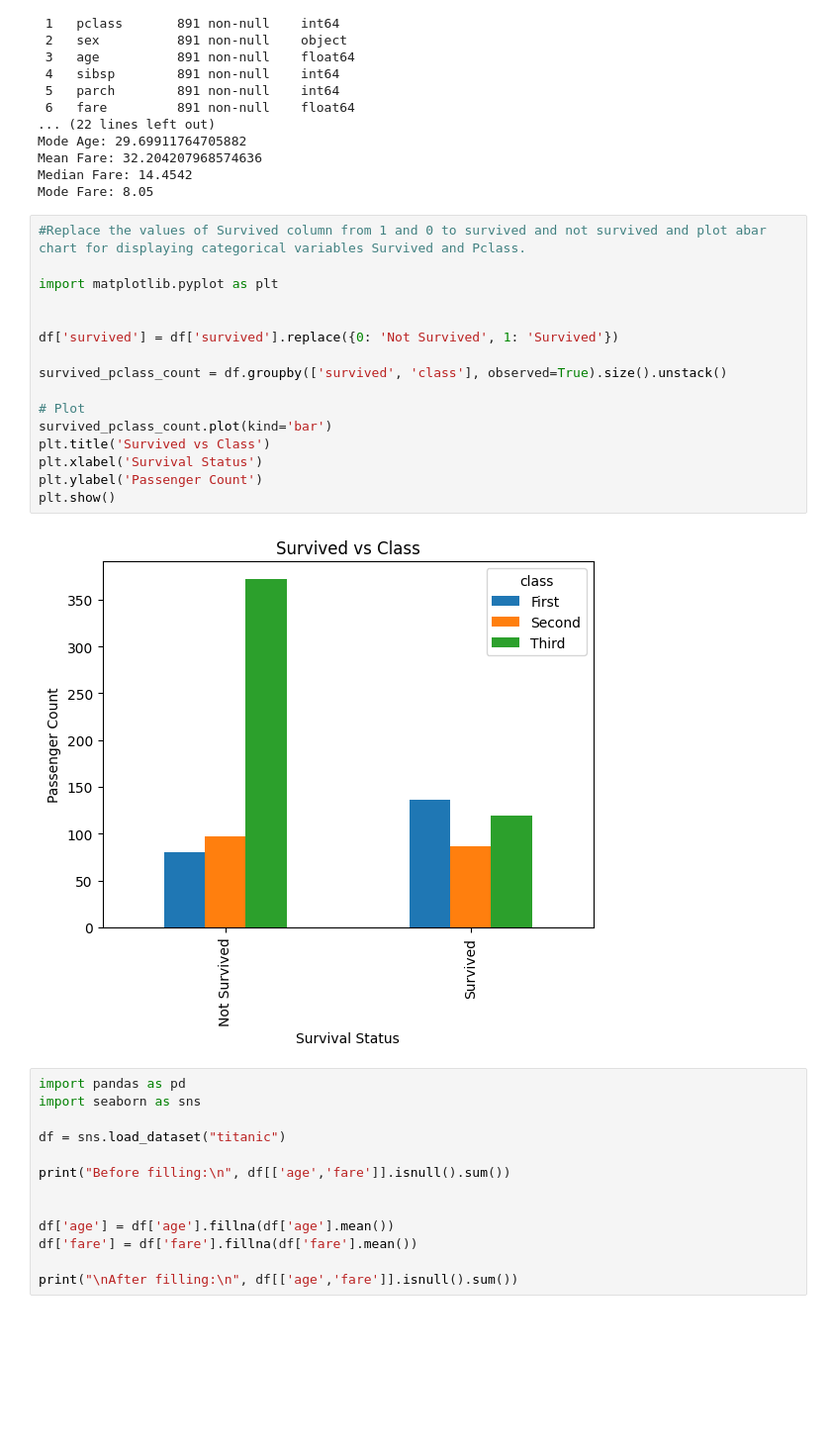
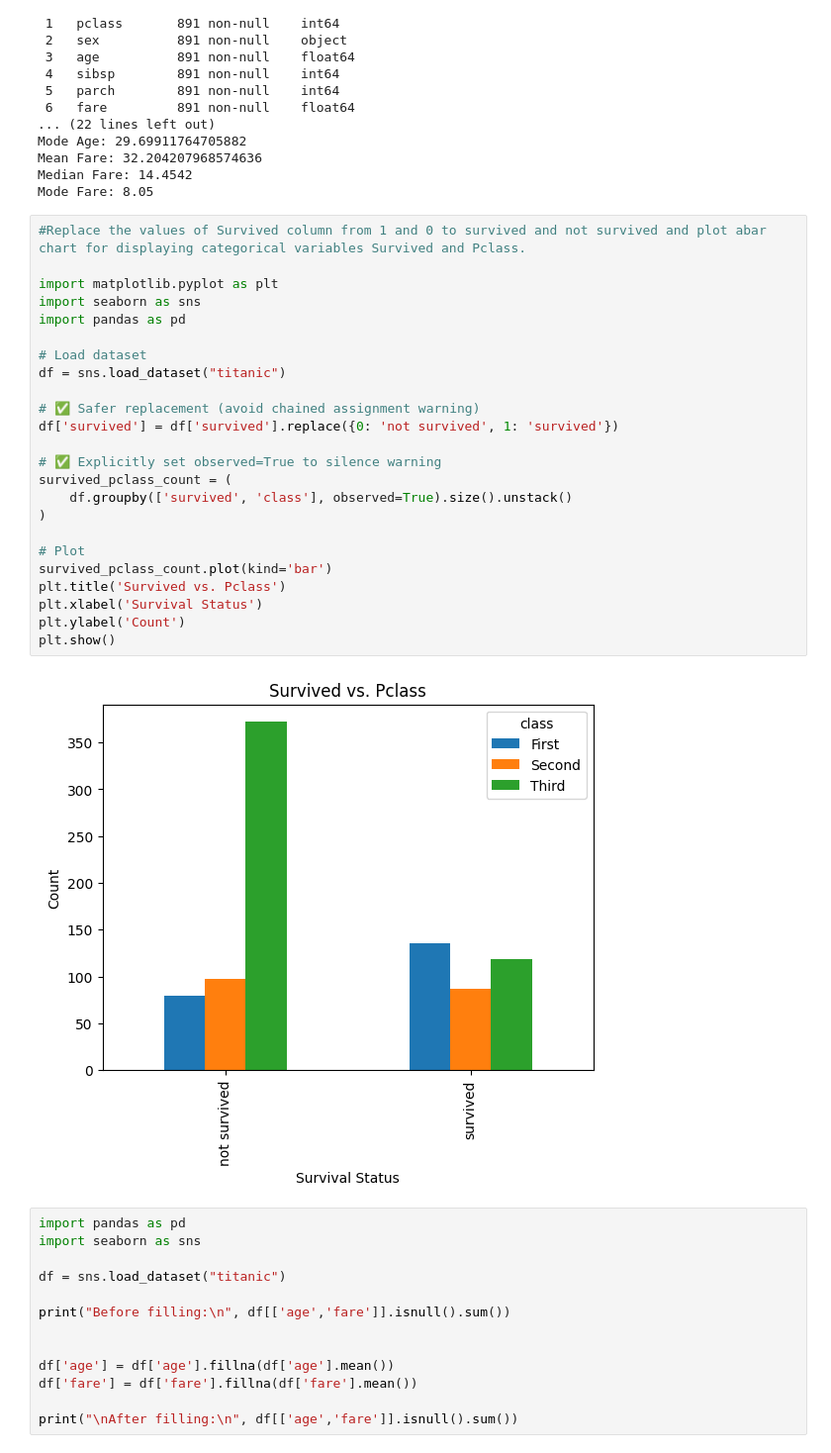
Before and after one commit to chinmayhandi/chinmay, a Jupyter notebook: AIML_Lab_Exercise.ipynb, the cells around one changed output. Shown at 99% size. Cells and saved outputs as stored; diff of their text form; blank space fills up the shorter version.

```diff
--- a/AIML_Lab_Exercise.ipynb
+++ b/AIML_Lab_Exercise.ipynb
@@ -3298,21 +3298,29 @@ Mode Fare: 8.05
 # %%
 #Replace the values of Survived column from 1 and 0 to survived and not survived and plot abar chart for displaying categorical variables Survived and Pclass.
 
 import matplotlib.pyplot as plt
+import seaborn as sns
+import pandas as pd
 
+# Load dataset
+df = sns.load_dataset("titanic")
 
-df['survived'] = df['survived'].replace({0: 'Not Survived', 1: 'Survived'})
+# ✅ Safer replacement (avoid chained assignment warning)
+df['survived'] = df['survived'].replace({0: 'not survived', 1: 'survived'})
 
-survived_pclass_count = df.groupby(['survived', 'class'], observed=True).size().unstack()
+# ✅ Explicitly set observed=True to silence warning
+survived_pclass_count = (
+    df.groupby(['survived', 'class'], observed=True).size().unstack()
+)
 
 # Plot
 survived_pclass_count.plot(kind='bar')
-plt.title('Survived vs Class')
+plt.title('Survived vs. Pclass')
 plt.xlabel('Survival Status')
-plt.ylabel('Passenger Count')
+plt.ylabel('Count')
 plt.show()
 # %% [output]
-[figure, old version]
+[figure, new version]
 # %%
 import pandas as pd
 import seaborn as sns
```
